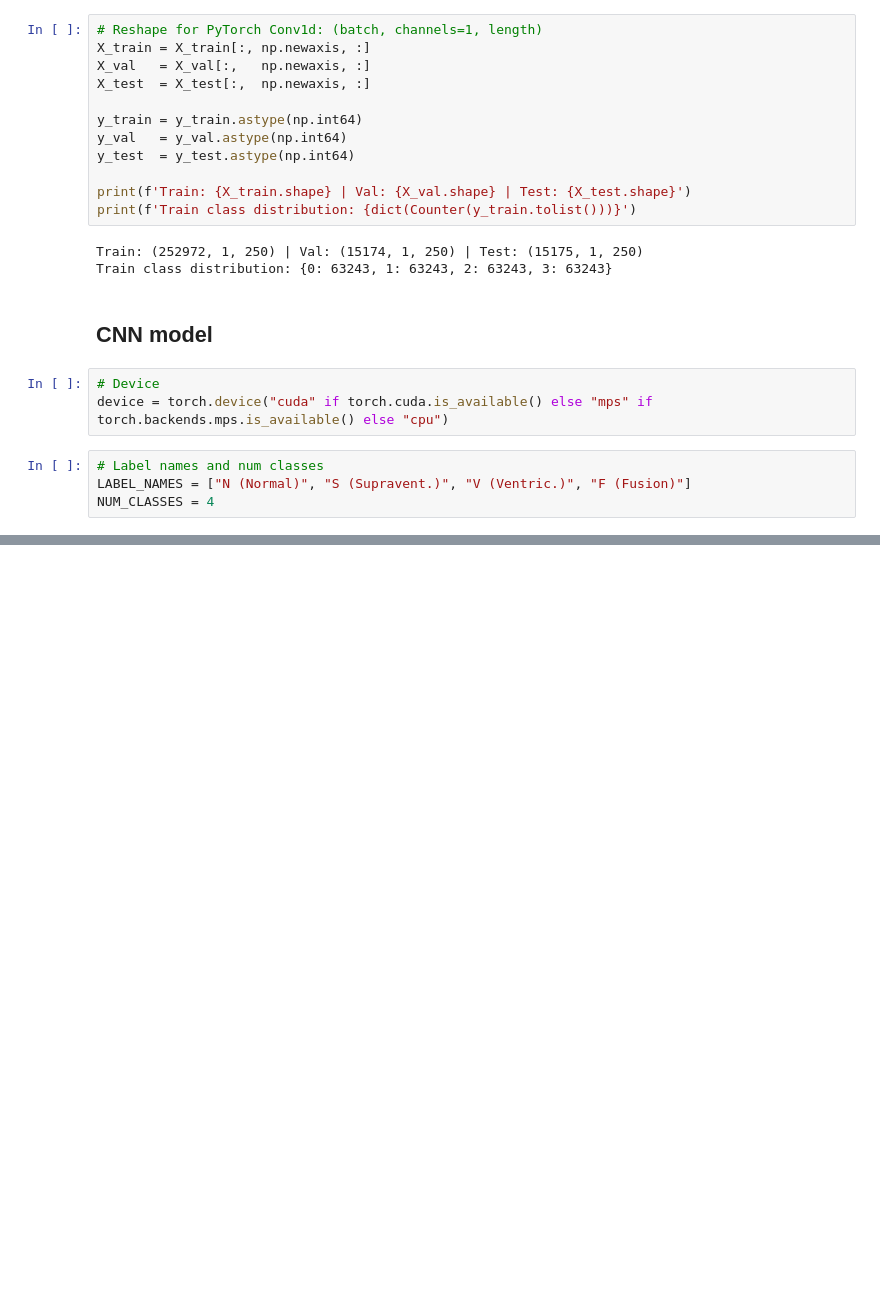
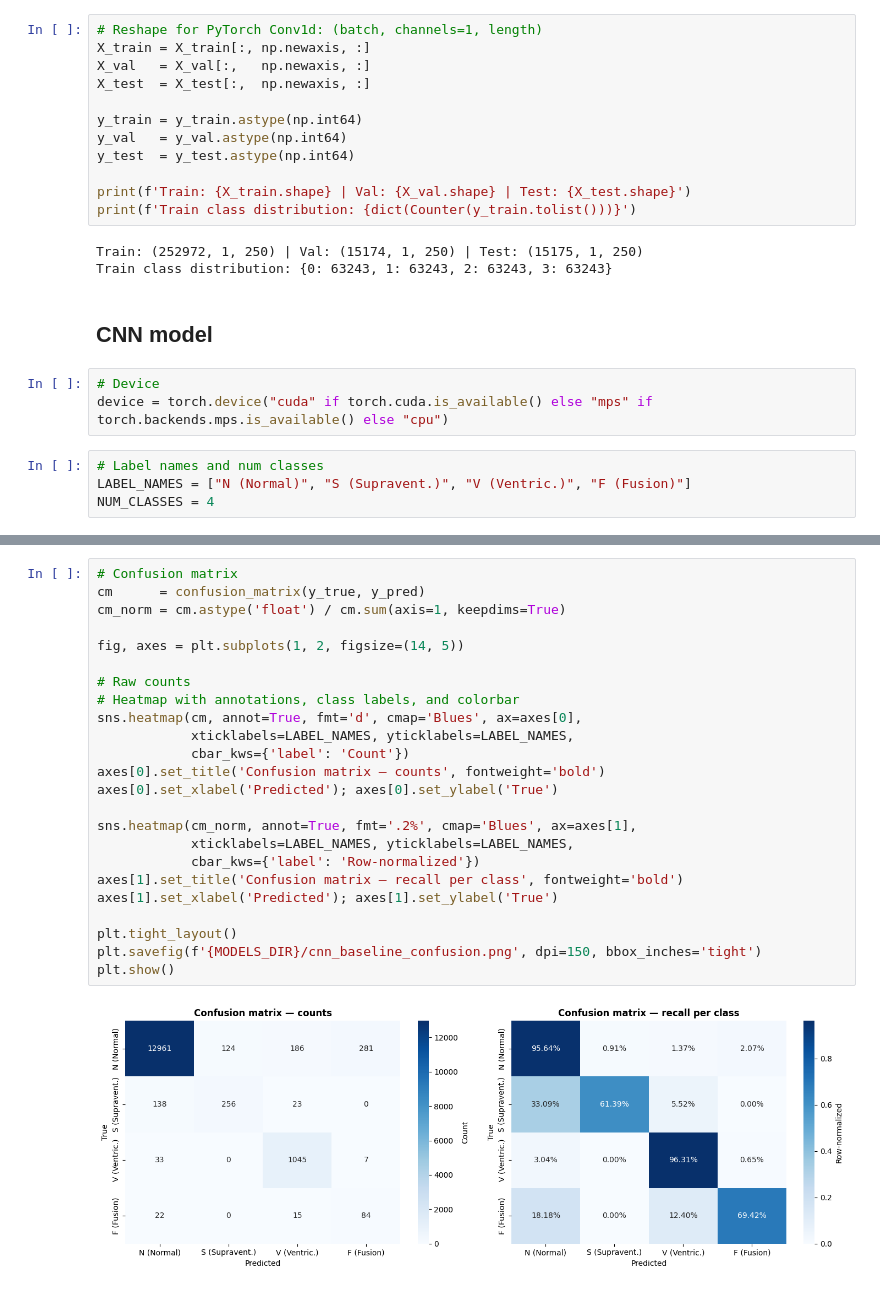
Before and after one commit to verness/6600-Project, a Jupyter notebook: notebooks/cnn_model.ipynb, the cells around one changed output, grey strips where cells are left out. Drawn from its saved outputs; the diff is of its cells as text; blank space fills up the shorter version.

```diff
--- a/notebooks/cnn_model.ipynb
+++ b/notebooks/cnn_model.ipynb
@@ -294,0 +573,26 @@ plt.show()
+# %%
+# Confusion matrix
+cm      = confusion_matrix(y_true, y_pred)
+cm_norm = cm.astype('float') / cm.sum(axis=1, keepdims=True)
+
+fig, axes = plt.subplots(1, 2, figsize=(14, 5))
+
+# Raw counts
+# Heatmap with annotations, class labels, and colorbar
+sns.heatmap(cm, annot=True, fmt='d', cmap='Blues', ax=axes[0],
+            xticklabels=LABEL_NAMES, yticklabels=LABEL_NAMES,
+            cbar_kws={'label': 'Count'})
+axes[0].set_title('Confusion matrix — counts', fontweight='bold')
+axes[0].set_xlabel('Predicted'); axes[0].set_ylabel('True')
+
+sns.heatmap(cm_norm, annot=True, fmt='.2%', cmap='Blues', ax=axes[1],
+            xticklabels=LABEL_NAMES, yticklabels=LABEL_NAMES,
+            cbar_kws={'label': 'Row-normalized'})
+axes[1].set_title('Confusion matrix — recall per class', fontweight='bold')
+axes[1].set_xlabel('Predicted'); axes[1].set_ylabel('True')
+
+plt.tight_layout()
+plt.savefig(f'{MODELS_DIR}/cnn_baseline_confusion.png', dpi=150, bbox_inches='tight')
+plt.show()
+# %% [output]
+[figure, added]
```
Also changed, not shown: parts of 23 cells of this notebook, 6 other files.
